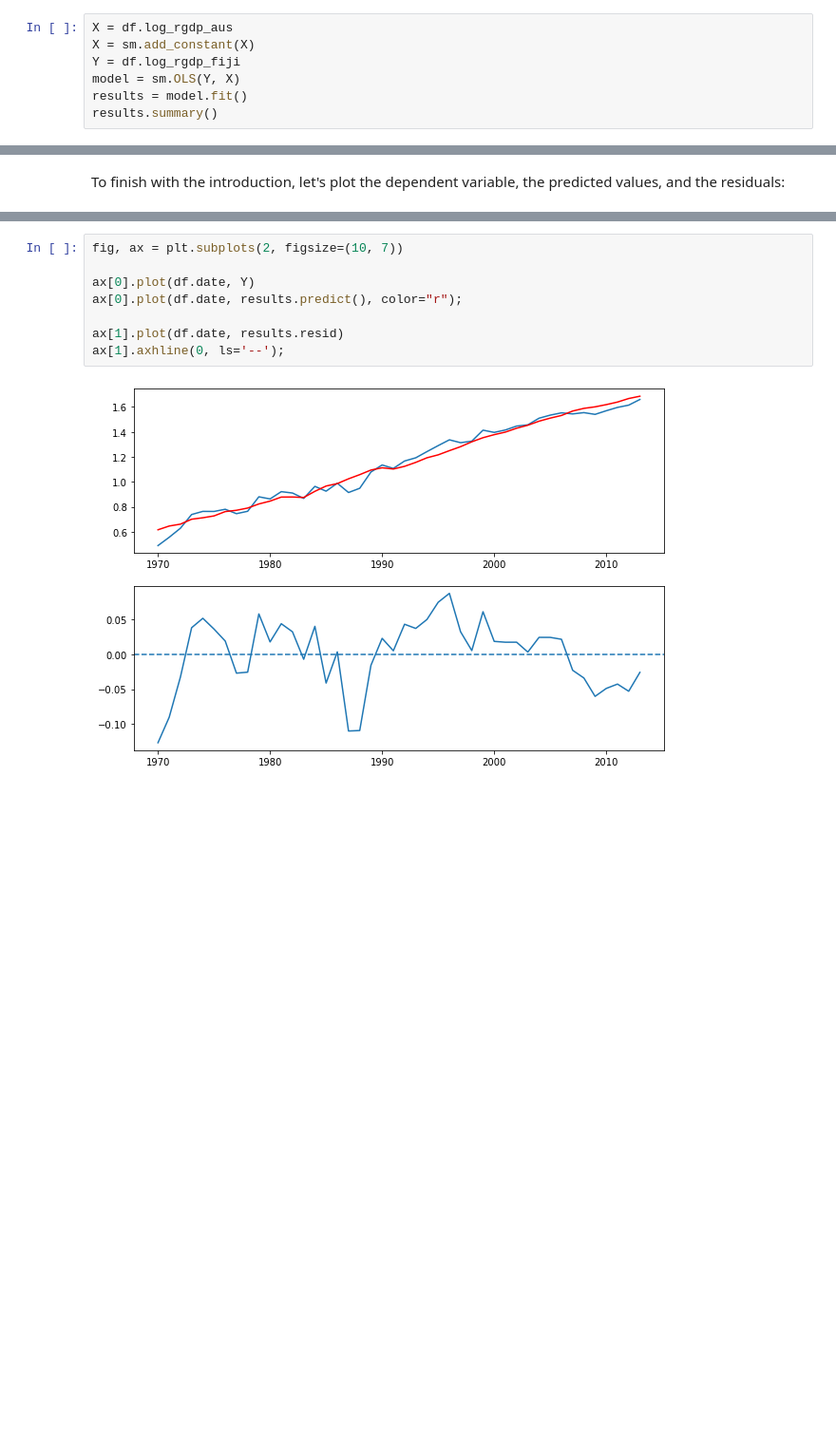
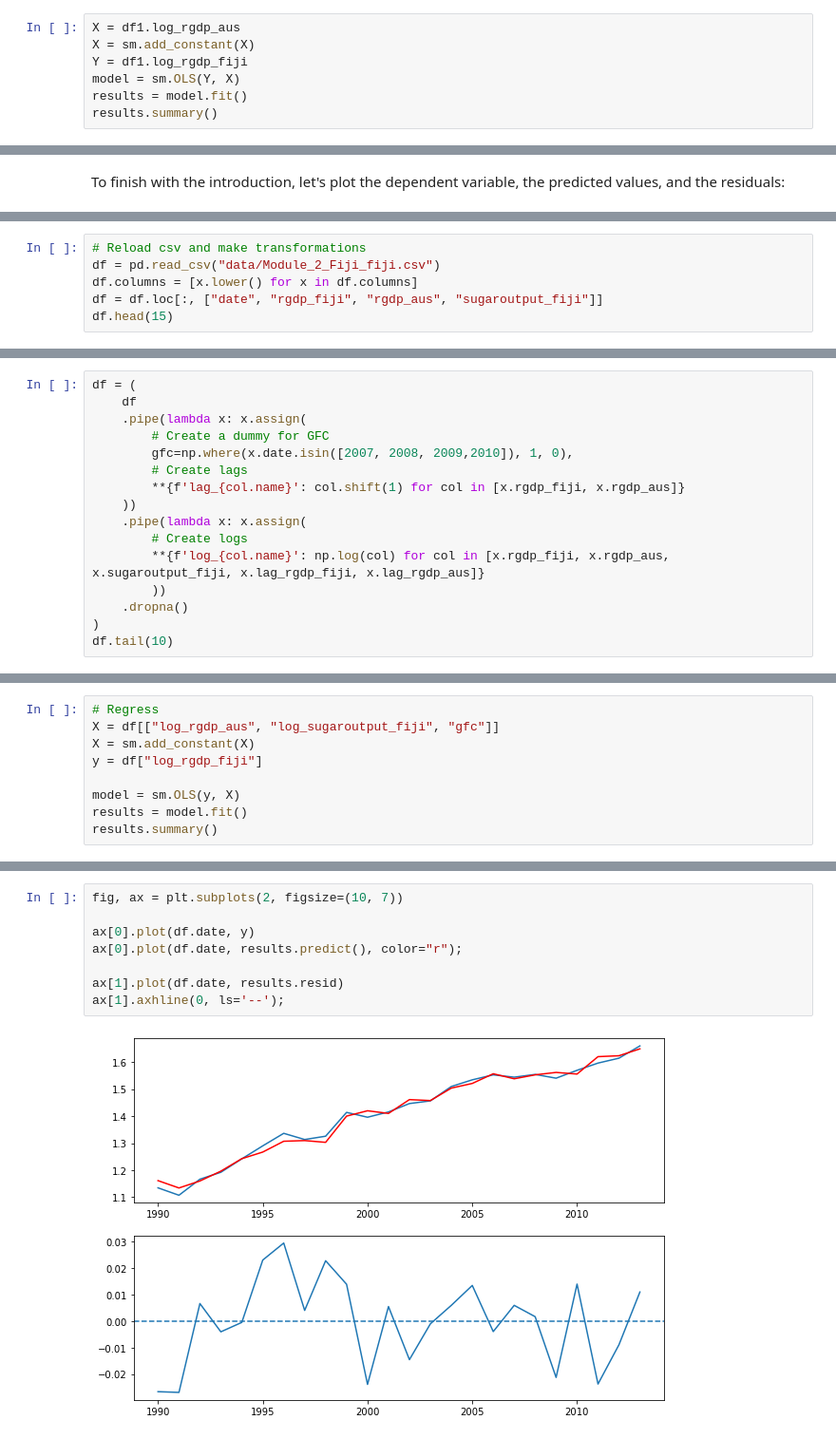
Before and after one commit to joaomacalos/imfx-python, a Jupyter notebook: m2-lectures.ipynb, the cells around one changed output, grey strips where cells are left out. Shown: that part at 95% size. Saved outputs shown, nothing was run; the diff lists cells and outputs as text; blank space fills up the shorter version.

```diff
--- a/m2-lectures.ipynb
+++ b/m2-lectures.ipynb
@@ -50,9 +52,9 @@ df = (df
     .dropna()
 )
 # %%
-X = df.log_rgdp_aus
+X = df1.log_rgdp_aus
 X = sm.add_constant(X)
-Y = df.log_rgdp_fiji
+Y = df1.log_rgdp_fiji
 model = sm.OLS(Y, X)
 results = model.fit()
 results.summary()
@@ -80,0 +101,6 @@ To finish with the introduction, let's plot the dependent variable, the predicte
+# %%
+# Reload csv and make transformations
+df = pd.read_csv("data/Module_2_Fiji_fiji.csv")
+df.columns = [x.lower() for x in df.columns]
+df = df.loc[:, ["date", "rgdp_fiji", "rgdp_aus", "sugaroutput_fiji"]]
+df.head(15)
@@ -80,0 +124,16 @@ To finish with the introduction, let's plot the dependent variable, the predicte
+# %%
+df = (
+    df
+    .pipe(lambda x: x.assign(
+        # Create a dummy for GFC
+        gfc=np.where(x.date.isin([2007, 2008, 2009,2010]), 1, 0),
+        # Create lags
+        **{f'lag_{col.name}': col.shift(1) for col in [x.rgdp_fiji, x.rgdp_aus]}
+    ))
+    .pipe(lambda x: x.assign(
+        # Create logs
+        **{f'log_{col.name}': np.log(col) for col in [x.rgdp_fiji, x.rgdp_aus, x.sugaroutput_fiji, x.lag_rgdp_fiji, x.lag_rgdp_aus]}
+        ))
+    .dropna()
+)
+df.tail(10)
@@ -80,0 +152,9 @@ To finish with the introduction, let's plot the dependent variable, the predicte
+# %%
+# Regress
+X = df[["log_rgdp_aus", "log_sugaroutput_fiji", "gfc"]]
+X = sm.add_constant(X)
+y = df["log_rgdp_fiji"]
+
+model = sm.OLS(y, X)
+results = model.fit()
+results.summary()
@@ -81,10 +183,10 @@ To finish with the introduction, let's plot the dependent variable, the predicte
 # %%
 fig, ax = plt.subplots(2, figsize=(10, 7))
 
-ax[0].plot(df.date, Y)
+ax[0].plot(df.date, y)
 ax[0].plot(df.date, results.predict(), color="r");
 
 ax[1].plot(df.date, results.resid)
 ax[1].axhline(0, ls='--');
 # %% [output]
-[figure, old version]
+[figure, new version]
```
Also changed, not shown: parts of 24 cells of this notebook, 7 other files.
